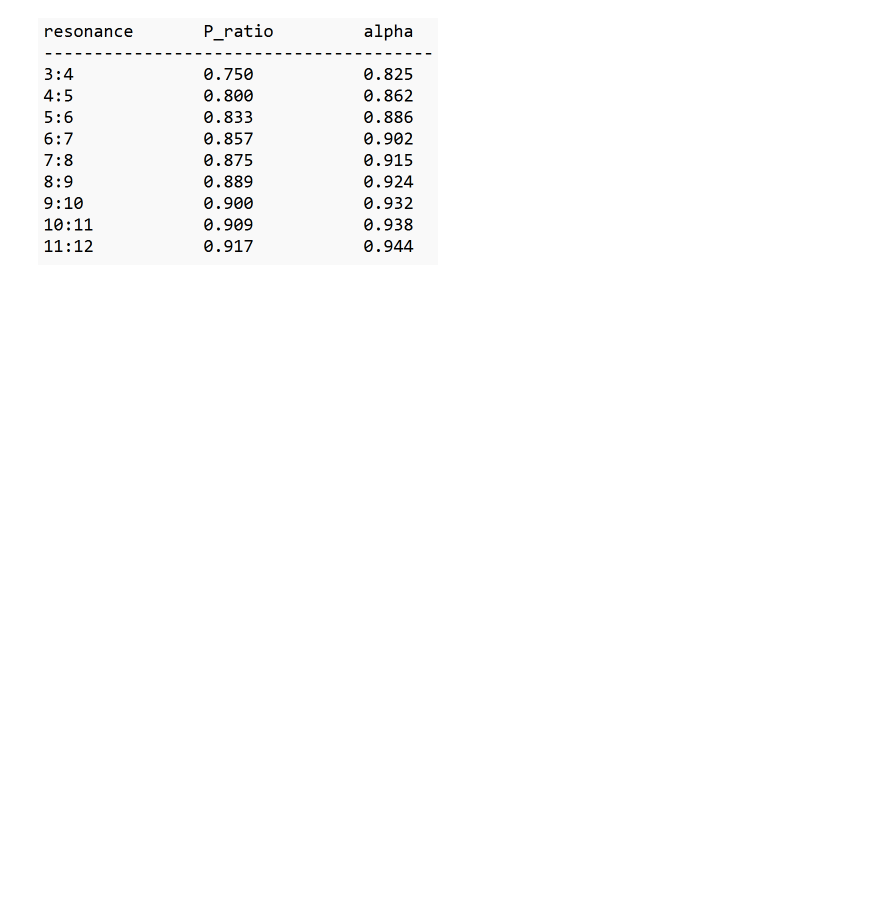
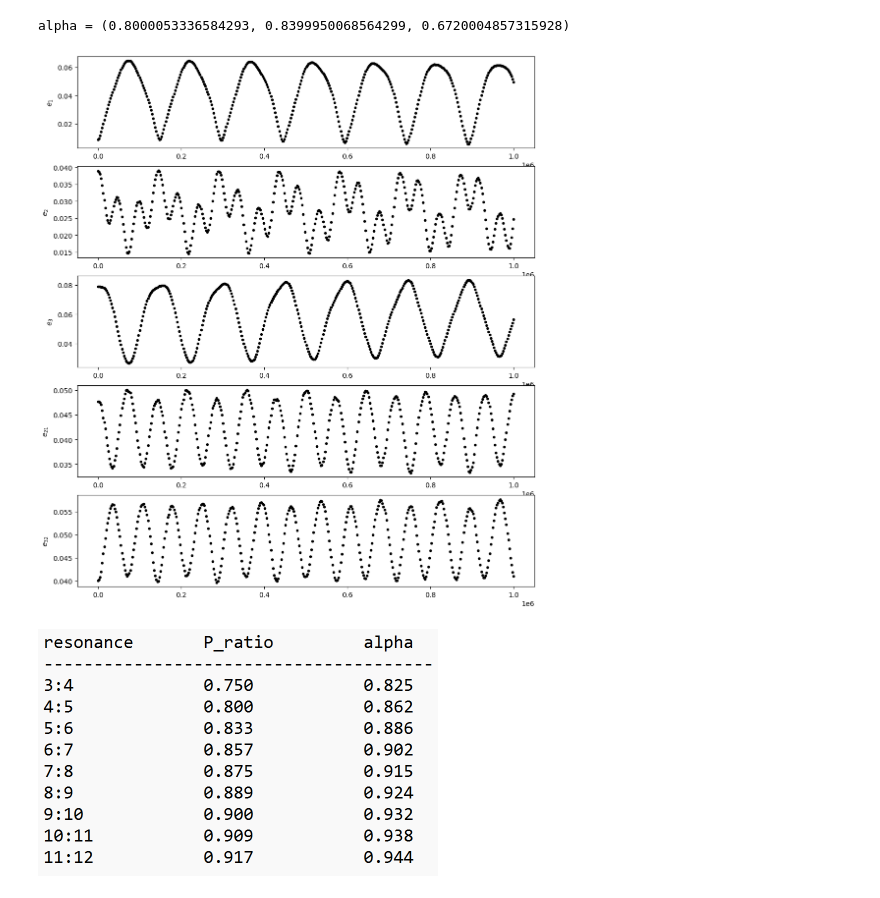
Before and after one commit to EritasY/Chaos, a Jupyter notebook: Plot eccentricity.ipynb, the cells around one changed output. Saved outputs shown, nothing was run; the diff lists cells and outputs as text; code cells hidden in the pictures; blank space fills up the shorter version.

```diff
--- a/Plot eccentricity.ipynb
+++ b/Plot eccentricity.ipynb
@@ -184,3 +203,9 @@ alpha = (0.8700001917376813, 0.8899994193768476, 0.7742996655042824)
+# %%
+ecc, pomega = StoG(mass, (amp1, 0, amp3), (phase1, phase2, phase2+theta), phi)
+sim(alpha, mass, ecc, pomega,1e6)
+# %% [output]
+alpha = (0.8000053336584293, 0.8399950068564299, 0.6720004857315928)
+[figure, added]
 # %%
 # first-order resonance chart
 # %% [markdown]
```
Also changed, not shown: parts of 13 cells of this notebook, 3 other files.
